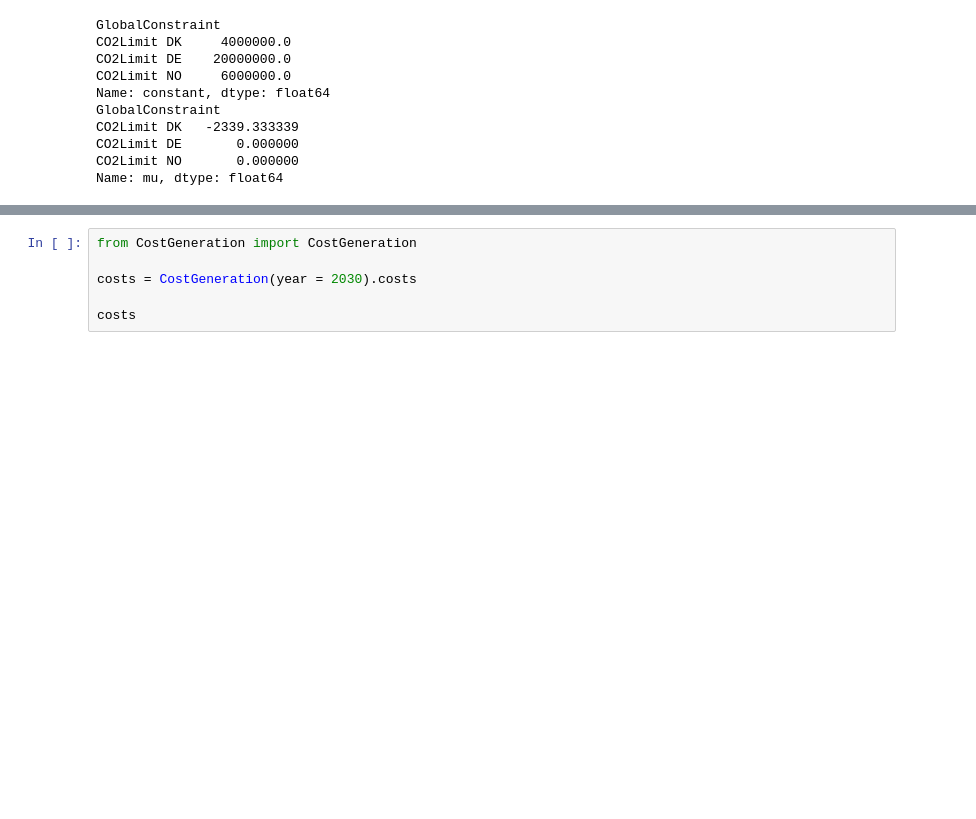
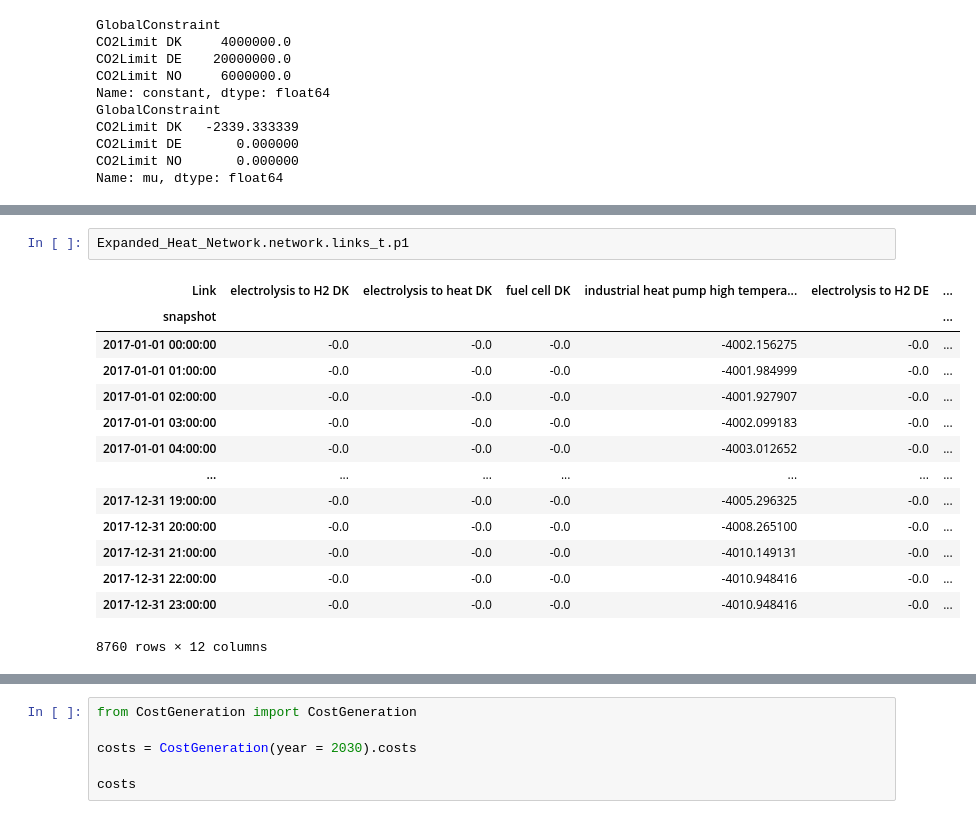
Before and after one commit to jeppebyberg/ieg, a Jupyter notebook: project.ipynb, the cells around one changed output, grey strips where cells are left out. Drawn from its saved outputs; the diff is of its cells as text; blank space fills up the shorter version.

```diff
--- a/project.ipynb
+++ b/project.ipynb
@@ -660,0 +645,17 @@ Name: mu, dtype: float64
+# %%
+Expanded_Heat_Network.network.links_t.p1
+# %% [output]
+| Link | electrolysis to H2 DK | electrolysis to heat DK | fuel cell DK | industrial heat pump high tempera... | electrolysis to H2 DE | ... |
+| snapshot |  |  |  |  |  | ... |
+| 2017-01-01 00:00:00 | -0.0 | -0.0 | -0.0 | -4002.156275 | -0.0 | ... |
+| 2017-01-01 01:00:00 | -0.0 | -0.0 | -0.0 | -4001.984999 | -0.0 | ... |
+| 2017-01-01 02:00:00 | -0.0 | -0.0 | -0.0 | -4001.927907 | -0.0 | ... |
+| 2017-01-01 03:00:00 | -0.0 | -0.0 | -0.0 | -4002.099183 | -0.0 | ... |
+| 2017-01-01 04:00:00 | -0.0 | -0.0 | -0.0 | -4003.012652 | -0.0 | ... |
+| ... | ... | ... | ... | ... | ... | ... |
+| 2017-12-31 19:00:00 | -0.0 | -0.0 | -0.0 | -4005.296325 | -0.0 | ... |
+| 2017-12-31 20:00:00 | -0.0 | -0.0 | -0.0 | -4008.265100 | -0.0 | ... |
+| 2017-12-31 21:00:00 | -0.0 | -0.0 | -0.0 | -4010.149131 | -0.0 | ... |
+| 2017-12-31 22:00:00 | -0.0 | -0.0 | -0.0 | -4010.948416 | -0.0 | ... |
+| 2017-12-31 23:00:00 | -0.0 | -0.0 | -0.0 | -4010.948416 | -0.0 | ... |
+8760 rows × 12 columns
```
Also changed, not shown: parts of 12 cells of this notebook, 6 other files.
